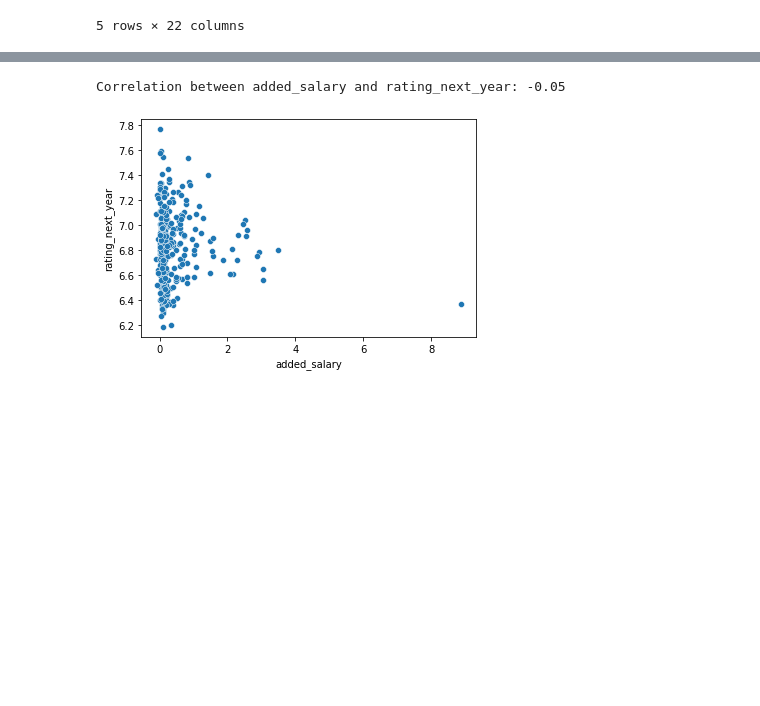
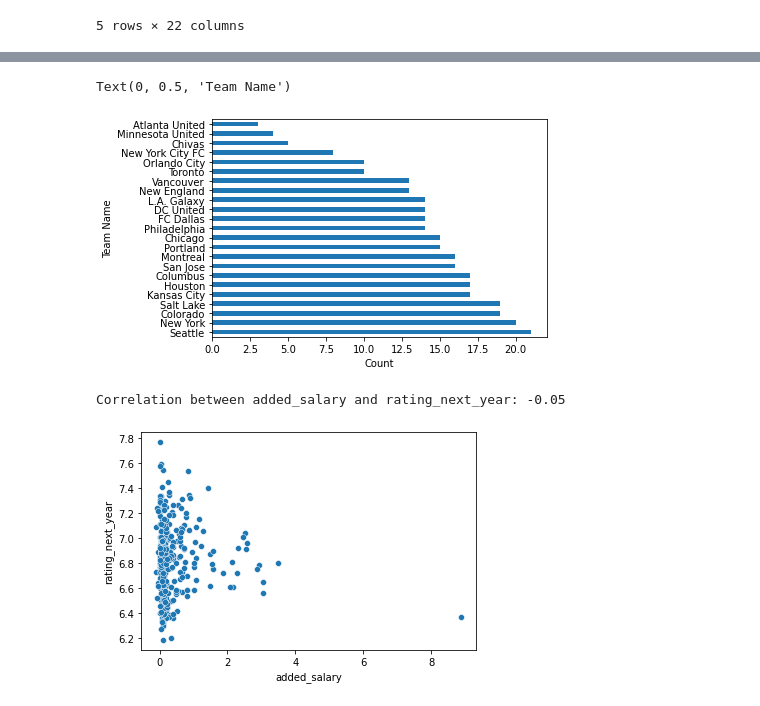
Before and after one commit to or7r/Casual-Inference-Soccer, a Jupyter notebook: Data-Analysis.ipynb, the cells around one changed output, grey strips where cells are left out. Saved outputs shown, nothing was run; the diff lists cells and outputs as text; code cells hidden in the pictures; blank space fills up the shorter version.

```diff
--- a/Data-Analysis.ipynb
+++ b/Data-Analysis.ipynb
@@ -46,3 +48,11 @@ df["age_group"].value_counts().plot(kind="bar")
+# %%
+# team distribution in a bar chart (team is a categorical variable)
+df["team_name"].value_counts().plot(kind="barh")
+plt.xlabel("Count")
+plt.ylabel("Team Name")
+# %% [output]
+Text(0, 0.5, 'Team Name')
+[figure, added]
 # %%
 # next year rating based on added_salary
 
```
Also changed, not shown: parts of 21 cells of this notebook, 1 other file.
